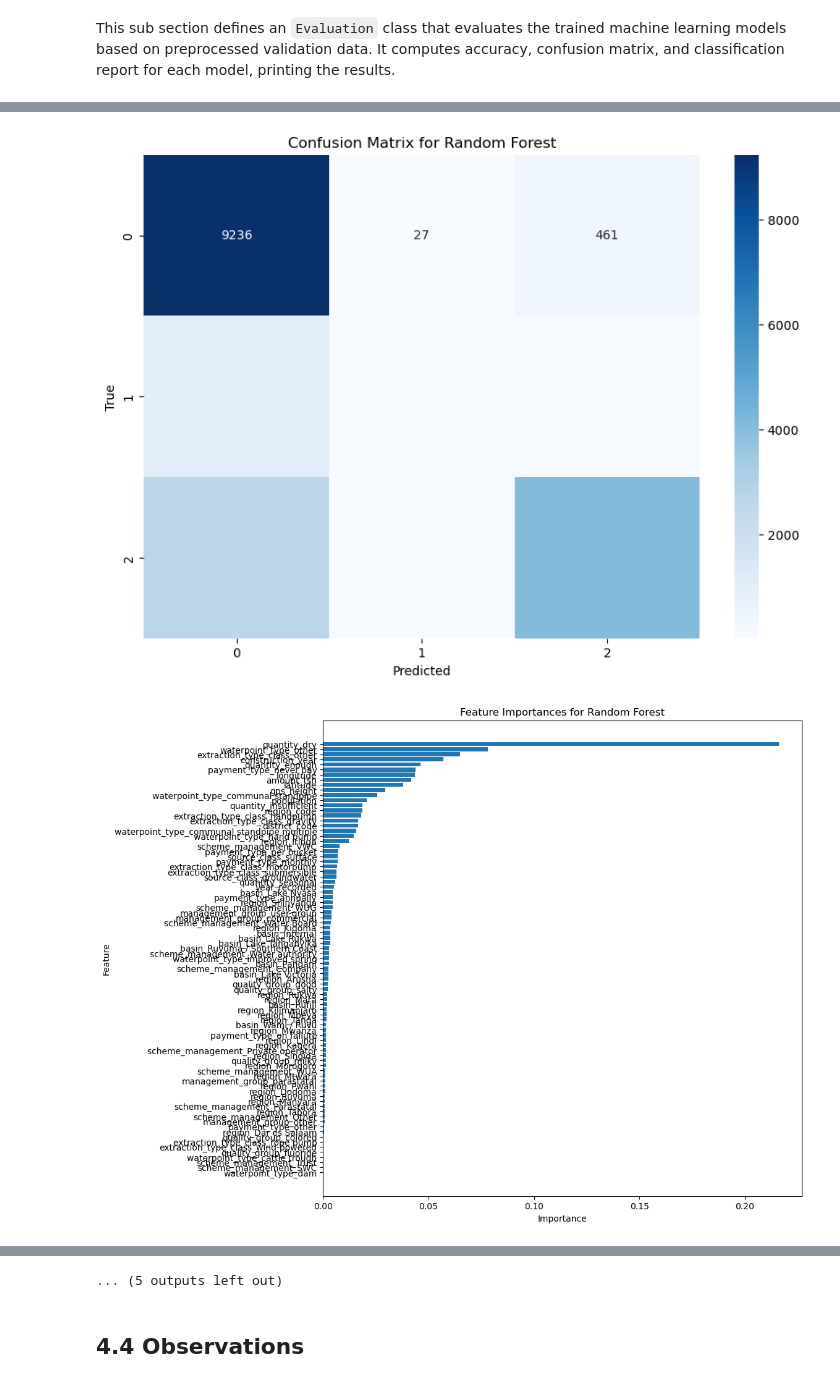
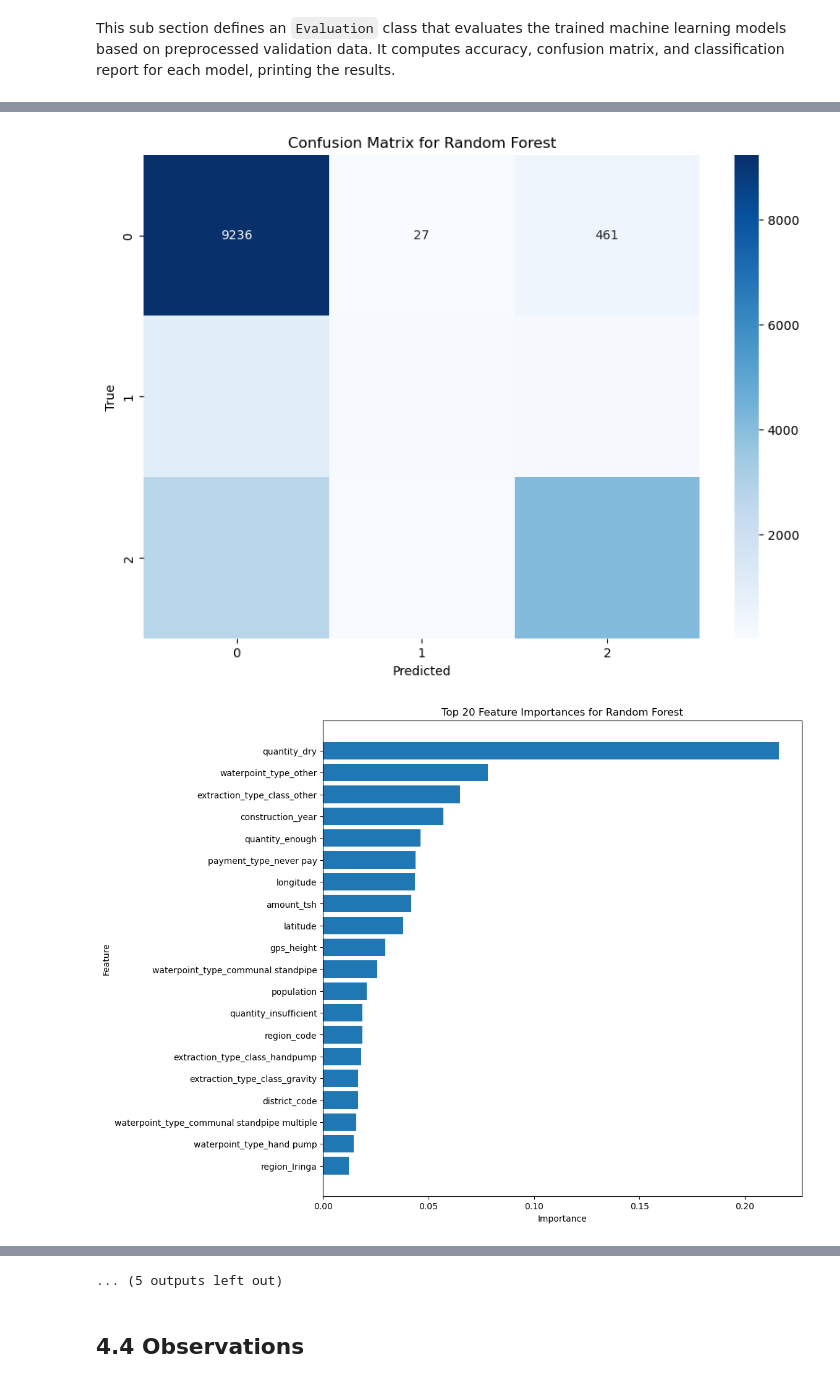
Before and after one commit to gregorymikuro/Tanzanian-Water-Wells, a Jupyter notebook: 4. Modeling and Evaluation.ipynb, the cells around one changed output, grey strips where cells are left out. Saved outputs shown, nothing was run; the diff lists cells and outputs as text; code cells hidden in the pictures.

Commit message:
PSA Modeling - Improved Visualizations

```diff
--- a/4. Modeling and Evaluation.ipynb
+++ b/4. Modeling and Evaluation.ipynb
@@ -236,10 +236,11 @@ class Evaluation(Modeling):
                     feature_importances = model.feature_importances_
                     feature_names = np.array(num_cols + list(self.preprocessor.named_transformers_['cat'].get_feature_names_out(cat_cols)))
                     sorted_idx = feature_importances.argsort()
+                    top_n = 20  # Adjust this number to display top N features
 
                     plt.figure(figsize=(10, 10))
-                    plt.barh(feature_names[sorted_idx], feature_importances[sorted_idx])
-                    plt.title(f'Feature Importances for {model_name}')
+                    plt.barh(feature_names[sorted_idx][-top_n:], feature_importances[sorted_idx][-top_n:])
+                    plt.title(f'Top {top_n} Feature Importances for {model_name}')
                     plt.xlabel('Importance')
                     plt.ylabel('Feature')
                     plt.show()
@@ -272,7 +273,7 @@ class Evaluation(Modeling):
                 plt.legend(loc="lower right")
                 plt.show()
 
-# Usage Example
+
 evaluator = Evaluation(train_path='data/cleaned_training_set.csv', test_path='data/cleaned_test_set.csv')
 
 # Train the models
@@ -324,34 +325,34 @@ Confusion Matrix:
  [ 733  360  200]
  [1694  153 4956]]
 Classification Report:
               precision    recall  f1-score   support
 
            0       0.78      0.87      0.82      9724
            1       0.45      0.28      0.34      1293
            2       0.80      0.73      0.76      6803
 
     accuracy                           0.77     17820
    macro avg       0.68      0.62      0.64     17820
 weighted avg       0.76      0.77      0.76     17820
 [figure]
 Evaluation for Random Forest:
 Accuracy: 0.7534792368125701
 Confusion Matrix:
 [[9236   27  461]
  [1046   84  163]
  [2677   19 4107]]
 Classification Report:
               precision    recall  f1-score   support
 
            0       0.71      0.95      0.81      9724
            1       0.65      0.06      0.12      1293
            2       0.87      0.60      0.71      6803
 
     accuracy                           0.75     17820
    macro avg       0.74      0.54      0.55     17820
 weighted avg       0.77      0.75      0.72     17820
 [figure]
-[figure, old version]
+[figure, new version]
 Evaluation for XGBoost:
 Accuracy: 0.7924242424242425
 Confusion Matrix:
```
Also changed, not shown: parts of 1 cell of this notebook.
